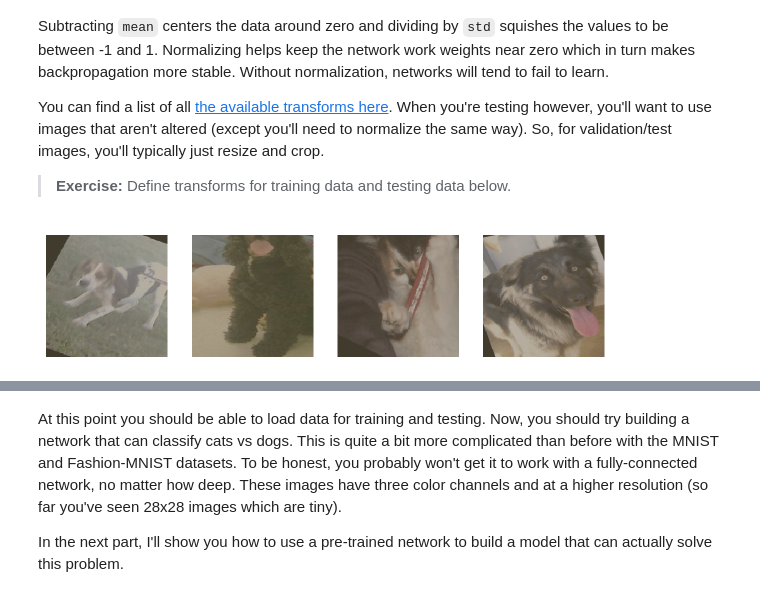
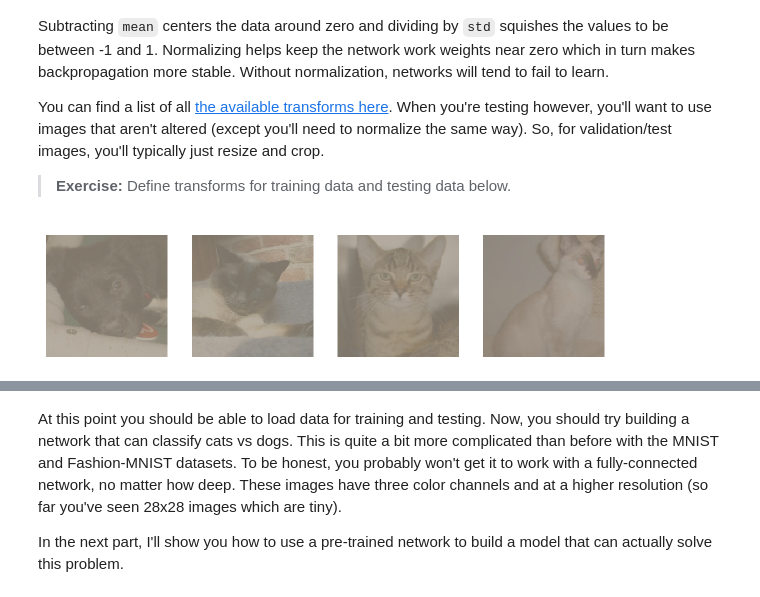
Before and after one commit to amanpreetsingh459/deep-learning-v2-pytorch, a Jupyter notebook: intro-to-pytorch/Part 7 - Loading Image Data (Exercises).ipynb, the cells around one changed output, grey strips where cells are left out. Saved outputs shown, nothing was run; the diff lists cells and outputs as text; code cells hidden in the pictures.

Commit message:
Update Part 7-Loading Image Data (Exercises).ipynb

```diff
--- a/intro-to-pytorch/Part 7 - Loading Image Data (Exercises).ipynb
+++ b/intro-to-pytorch/Part 7 - Loading Image Data (Exercises).ipynb
@@ -143,10 +143,9 @@ train_transforms = transforms.Compose([transforms.RandomRotation(30),
                                        transforms.Normalize([0.5, 0.5, 0.5],
                                                             [0.5, 0.5, 0.5])])
 
-test_transforms = transforms.Compose([transforms.RandomRotation(30),
-                                       transforms.RandomResizedCrop(224),
-                                       transforms.RandomHorizontalFlip(),
-                                       transforms.ToTensor()])
+test_transforms = transforms.Compose([transforms.Resize(255),
+                                      transforms.CenterCrop(224),
+                                      transforms.ToTensor()])
 
 
 # Pass transforms in here, then run the next cell to see how the transforms look
@@ -157,16 +156,16 @@ trainloader = torch.utils.data.DataLoader(train_data, batch_size=32, shuffle=Tru
 testloader = torch.utils.data.DataLoader(test_data, batch_size=32, shuffle=True)
 # %%
 # change this to the trainloader or testloader
-#data_iter = iter(testloader)
-data_iter = iter(trainloader)
+data_iter = iter(testloader)
+#data_iter = iter(trainloader)
 
 images, labels = next(data_iter)
 fig, axes = plt.subplots(figsize=(10,4), ncols=4)
 for ii in range(4):
     ax = axes[ii]
     helper.imshow(images[ii], ax=ax)
 # %% [output]
-[figure, old version]
+[figure, new version]
 # %% [markdown]
 Your transformed images should look something like this.
 
```
